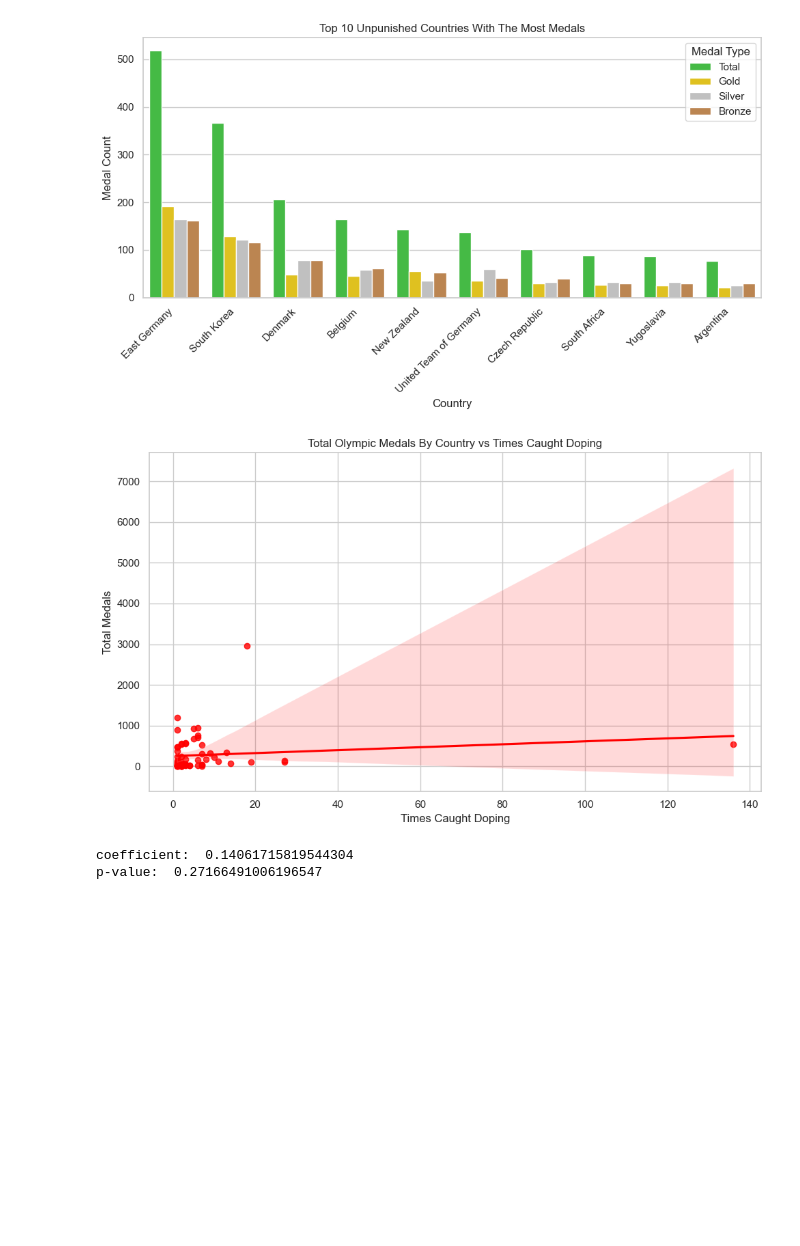
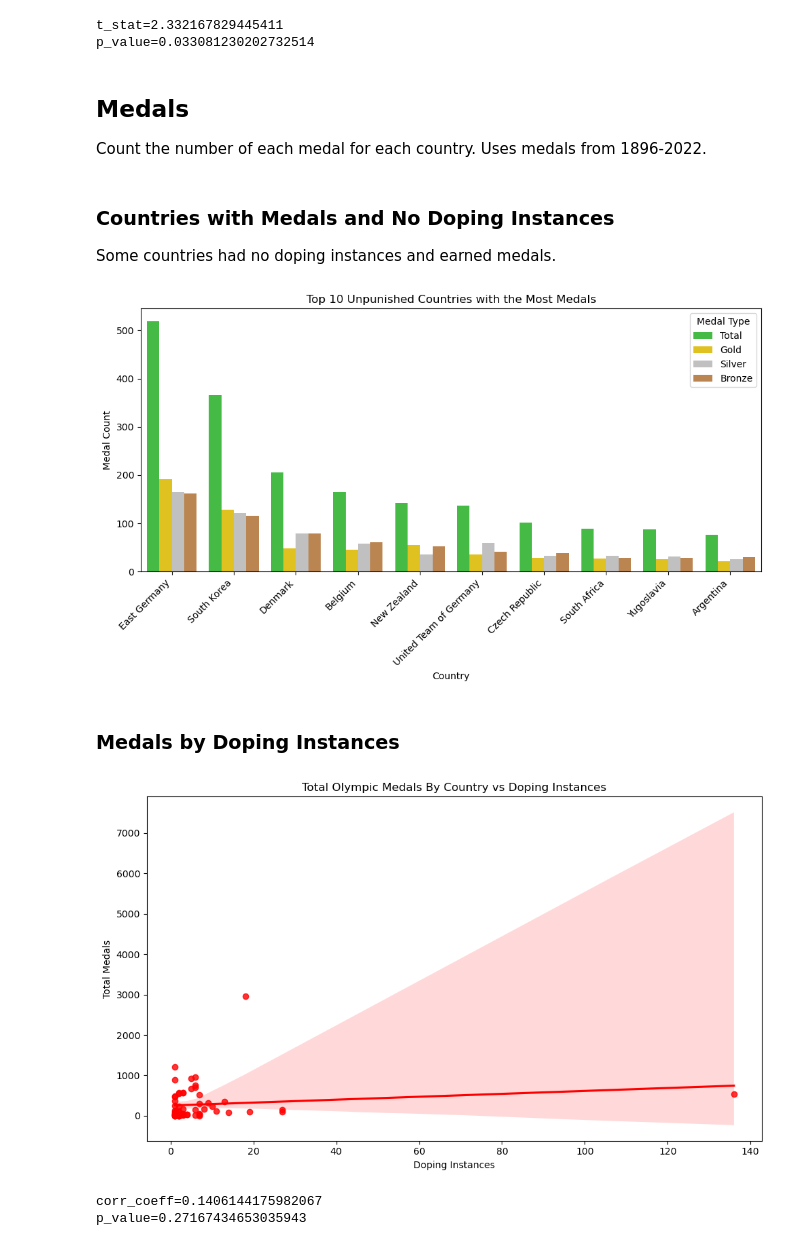
Before and after one commit to stocktonsmith/cs5830_project3, a Jupyter notebook: project3.ipynb, the cells around one changed output. Drawn from its saved outputs; the diff is of its cells as text; code cells hidden in the pictures; blank space fills up the shorter version.

```diff
--- a/project3.ipynb
+++ b/project3.ipynb
@@ -93,3 +107,18 @@ print(p_value)
+# %%
+# Since half the countries only participate in Summer Olympics, the t-test should only be run on data from countries that do both
+both_season_dopers = country_dope_counts[(country_dope_counts['dopes_per_summer_olympics'] > 0) & (country_dope_counts['dopes_per_winter_olympics'] > 0)]
+both_season_dopers = both_season_dopers.sort_values(by='dopes_per_olympics', ascending=False)
+
+# Significant p-value found: Doping seems to occur more in Summer olympics vs Winter olympics
+t_stat, p_value = ttest_rel(both_season_dopers['dopes_per_summer_olympics'], both_season_dopers['dopes_per_winter_olympics'])
+print(f"{t_stat=}\n{p_value=}")
+# %% [output]
+t_stat=2.332167829445411
+p_value=0.033081230202732514
+# %% [markdown]
+## Medals
+
+Count the number of each medal for each country. Uses medals from 1896-2022.
 # %%
 # Same as first web scrape, but we are now getting data on medals per country
 response_medals = requests.get('https://en.wikipedia.org/wiki/All-time_Olympic_Games_medal_table')
@@ -125,3 +157,7 @@ all_data = all_data.sort_values(by='medals_per_doper', ascending=False)
+# %% [markdown]
+### Countries with Medals and No Doping Instances
+
+Some countries had no doping instances and earned medals.
 # %%
 # Get data for countries with no recorded doping instances
 zero_dope_countries = all_data[all_data['times_caught_doping'].isna()]
@@ -136,7 +172,7 @@ melted_df = top_countries_medals.melt(id_vars='Country', var_name='Medal', value
 plt.figure(figsize=(10, 6))
 medal_colors = {'Gold': 'gold', 'Silver': 'silver', 'Bronze': 'peru', 'Total': 'limegreen'}
 sns.barplot(x='Country', y='Count', hue='Medal', data=melted_df, palette=medal_colors)
-plt.title('Top 10 Unpunished Countries With The Most Medals')
+plt.title('Top 10 Unpunished Countries with the Most Medals')
 plt.xlabel('Country')
 plt.ylabel('Medal Count')
 plt.xticks(rotation=45, ha='right')
@@ -144,28 +180,29 @@ plt.tight_layout()
 plt.legend(title='Medal Type')
 plt.show()
 # %% [output]
-[figure, old version]
+[figure, new version]
+# %% [markdown]
+### Medals by Doping Instances
 # %%
 # This gets rid of non-dopers and also gets rid of non-medalists
 dope_countries = all_data.dropna()
 
 # Medal Count v Dope Count scatterplot
 plt.figure(figsize=(10, 6))
 sns.regplot(x='times_caught_doping', y='Total', data=dope_countries, color="red")
-plt.title('Total Olympic Medals By Country vs Times Caught Doping')
-plt.xlabel('Times Caught Doping')
+plt.title('Total Olympic Medals By Country vs Doping Instances')
+plt.xlabel('Doping Instances')
 plt.ylabel('Total Medals')
 plt.tight_layout()
 plt.show()
 
 # No significant relationship between medal count and doping count
 corr_coeff, p_value = pearsonr(dope_countries['times_caught_doping'], dope_countries['Total'])
-print("coefficient: ", corr_coeff)
-print("p-value: ", p_value)
+print(f"{corr_coeff=}\n{p_value=}")
 # %% [output]
-[figure, old version]
+[figure, new version]
-coefficient:  0.14061715819544304
-p-value:  0.27166491006196547
+corr_coeff=0.1406144175982067
+p_value=0.27167434653035943
 # %%
 # Medal Count v Medals per Doper scatterplot
 plt.figure(figsize=(10, 6))
```
Also changed, not shown: parts of 12 cells of this notebook.
